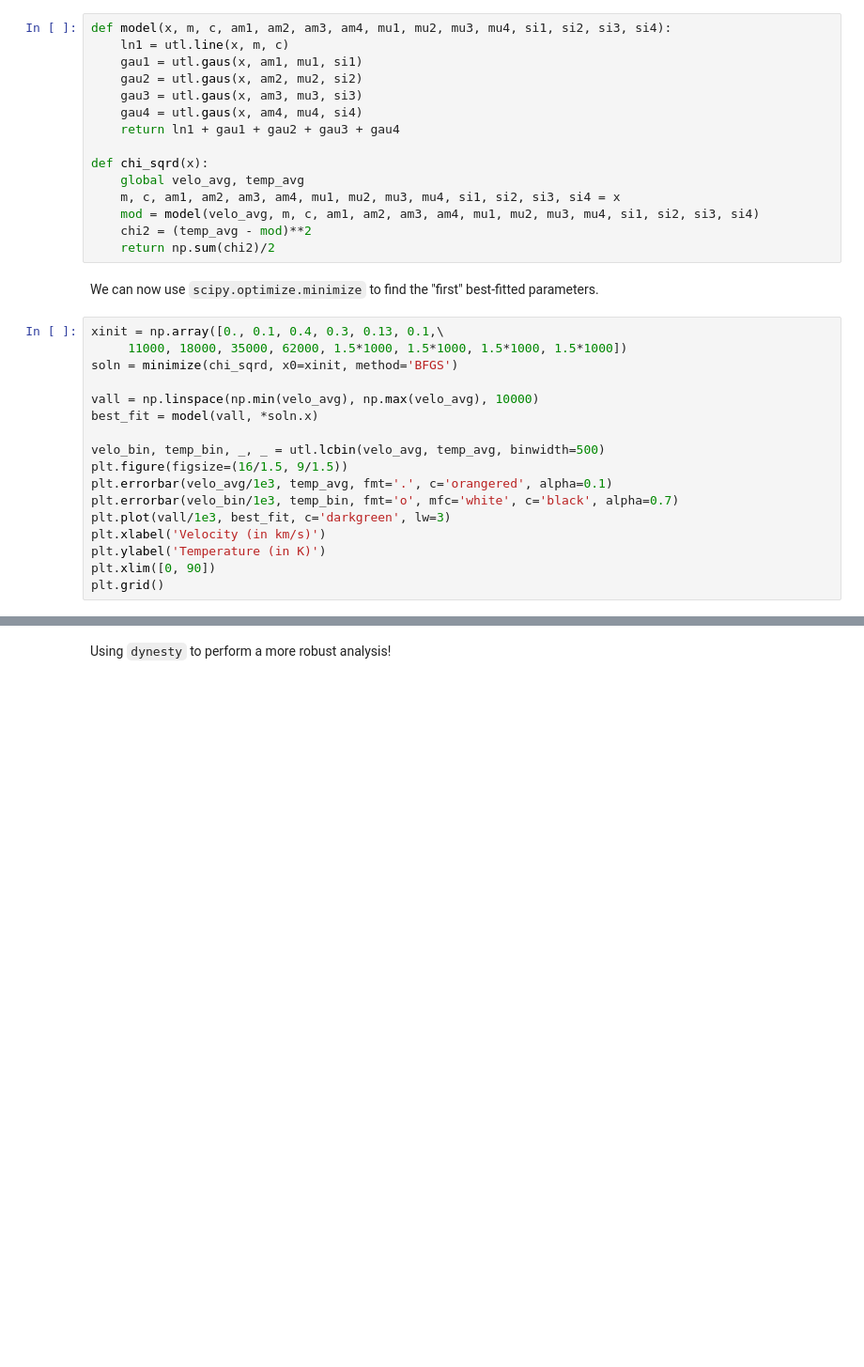
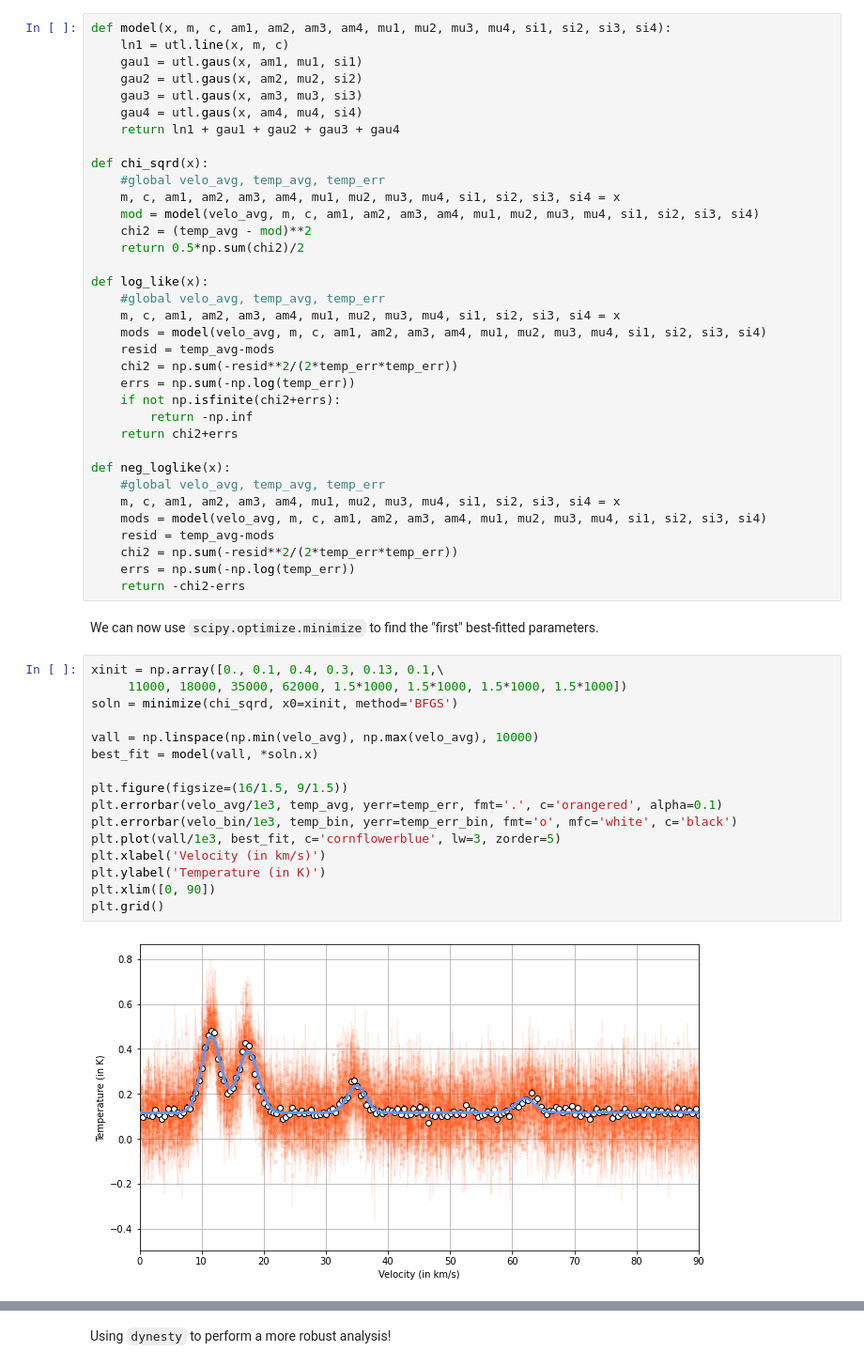
Before and after one commit to Jayshil/xs-oso, a Jupyter notebook: p1.ipynb, the cells around one changed output, grey strips where cells are left out. Shown at 94% size. Cells and saved outputs as stored; diff of their text form; blank space fills up the shorter version.

```diff
--- a/p1.ipynb
+++ b/p1.ipynb
@@ -110,30 +152,51 @@ def model(x, m, c, am1, am2, am3, am4, mu1, mu2, mu3, mu4, si1, si2, si3, si4):
     return ln1 + gau1 + gau2 + gau3 + gau4
 
 def chi_sqrd(x):
-    global velo_avg, temp_avg
+    #global velo_avg, temp_avg, temp_err
     m, c, am1, am2, am3, am4, mu1, mu2, mu3, mu4, si1, si2, si3, si4 = x
     mod = model(velo_avg, m, c, am1, am2, am3, am4, mu1, mu2, mu3, mu4, si1, si2, si3, si4)
     chi2 = (temp_avg - mod)**2
-    return np.sum(chi2)/2
+    return 0.5*np.sum(chi2)/2
+
+def log_like(x):
+    #global velo_avg, temp_avg, temp_err
+    m, c, am1, am2, am3, am4, mu1, mu2, mu3, mu4, si1, si2, si3, si4 = x
+    mods = model(velo_avg, m, c, am1, am2, am3, am4, mu1, mu2, mu3, mu4, si1, si2, si3, si4)
+    resid = temp_avg-mods
+    chi2 = np.sum(-resid**2/(2*temp_err*temp_err))
+    errs = np.sum(-np.log(temp_err))
+    if not np.isfinite(chi2+errs):
+        return -np.inf
+    return chi2+errs
+
+def neg_loglike(x):
+    #global velo_avg, temp_avg, temp_err
+    m, c, am1, am2, am3, am4, mu1, mu2, mu3, mu4, si1, si2, si3, si4 = x
+    mods = model(velo_avg, m, c, am1, am2, am3, am4, mu1, mu2, mu3, mu4, si1, si2, si3, si4)
+    resid = temp_avg-mods
+    chi2 = np.sum(-resid**2/(2*temp_err*temp_err))
+    errs = np.sum(-np.log(temp_err))
+    return -chi2-errs
 # %% [markdown]
 We can now use `scipy.optimize.minimize` to find the "first" best-fitted parameters.
 # %%
 xinit = np.array([0., 0.1, 0.4, 0.3, 0.13, 0.1,\
      11000, 18000, 35000, 62000, 1.5*1000, 1.5*1000, 1.5*1000, 1.5*1000])
 soln = minimize(chi_sqrd, x0=xinit, method='BFGS')
 
 vall = np.linspace(np.min(velo_avg), np.max(velo_avg), 10000)
 best_fit = model(vall, *soln.x)
 
-velo_bin, temp_bin, _, _ = utl.lcbin(velo_avg, temp_avg, binwidth=500)
 plt.figure(figsize=(16/1.5, 9/1.5))
-plt.errorbar(velo_avg/1e3, temp_avg, fmt='.', c='orangered', alpha=0.1)
-plt.errorbar(velo_bin/1e3, temp_bin, fmt='o', mfc='white', c='black', alpha=0.7)
-plt.plot(vall/1e3, best_fit, c='darkgreen', lw=3)
+plt.errorbar(velo_avg/1e3, temp_avg, yerr=temp_err, fmt='.', c='orangered', alpha=0.1)
+plt.errorbar(velo_bin/1e3, temp_bin, yerr=temp_err_bin, fmt='o', mfc='white', c='black')
+plt.plot(vall/1e3, best_fit, c='cornflowerblue', lw=3, zorder=5)
 plt.xlabel('Velocity (in km/s)')
 plt.ylabel('Temperature (in K)')
 plt.xlim([0, 90])
 plt.grid()
+# %% [output]
+[figure, added]
 # %%
 # Printing the results:
 print(soln.x)
```
Also changed, not shown: parts of 12 cells of this notebook.
